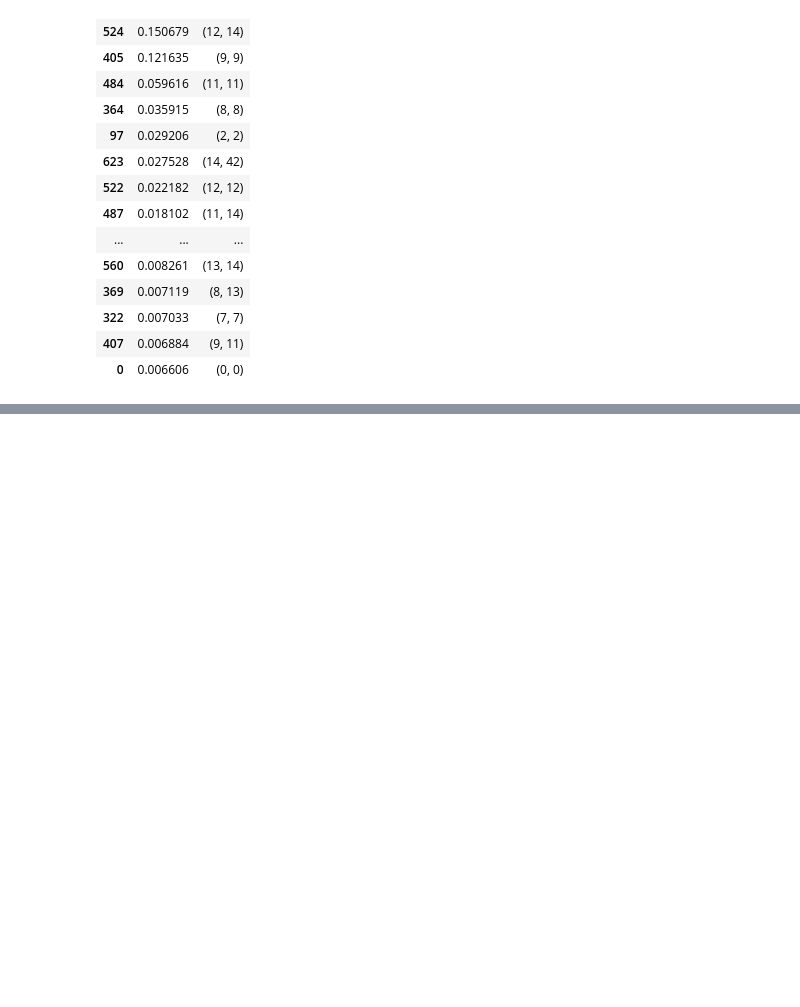
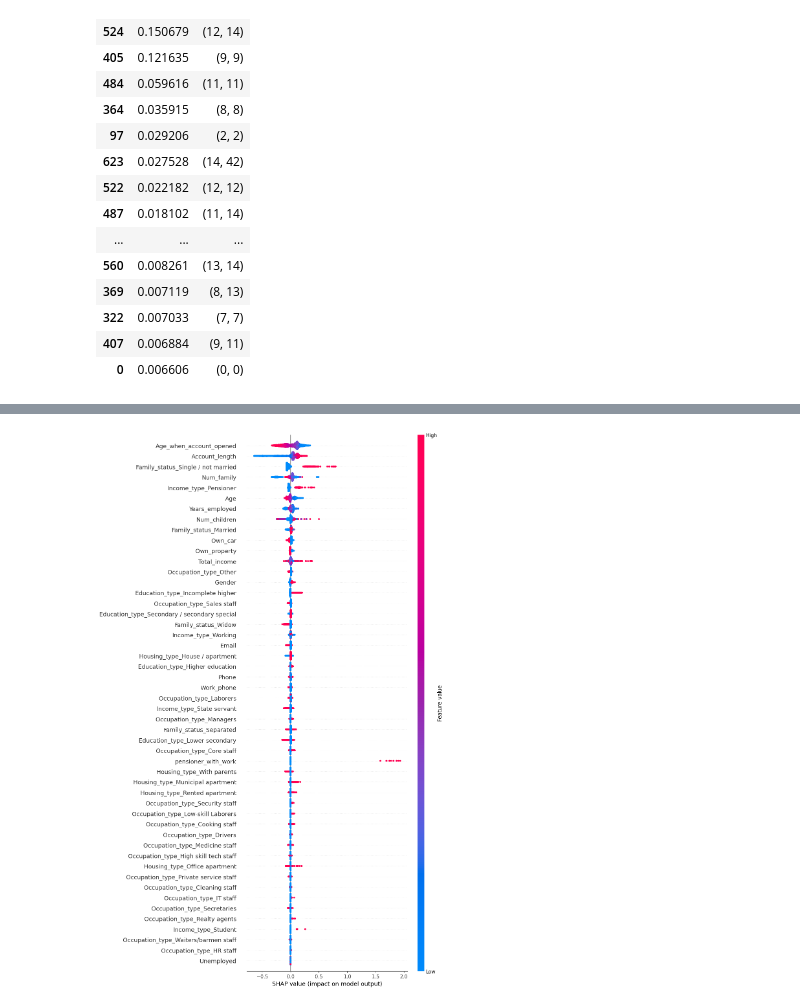
Before and after one commit to NIGHTF1RE/NaturalLanguageProcessing, a Jupyter notebook: One-Shot Notebooks/Credit Card Eligibility/Credit Card Eligibility.ipynb, the cells around one changed output, grey strips where cells are left out. Drawn from its saved outputs; the diff is of its cells as text; code cells hidden in the pictures; blank space fills up the shorter version.

Commit message:
Worked on further feature iteration

```diff
--- a/One-Shot Notebooks/Credit Card Eligibility/Credit Card Eligibility.ipynb
+++ b/One-Shot Notebooks/Credit Card Eligibility/Credit Card Eligibility.ipynb
@@ -485,0 +535,19 @@ With this, we have a much more intricate work around around interactions in our
+# %%
+df['pensioner_with_work'] = ((df['Income_type'] == 'Pensioner') & (df['Years_employed'] > 0)).astype(int)
+# %%
+df2 = pd.get_dummies(df, drop_first=True)
+
+for col in df2.columns:
+    if df2[col].dtype == 'bool':
+        df2[col] = df2[col].astype(int)
+
+X = df2.drop(columns=['ID', 'Target'])
+y = df2[['Target']]
+
+X_train, X_test, y_train, y_test = train_test_split(X, y, test_size=0.2, stratify=y, random_state=42)
+
+clf = cat.CatBoostClassifier(iterations=300, learning_rate=0.01, depth=8, verbose=100, random_state=42)
+
+cv = cross_val_score(clf, X_train, y_train, cv=5, scoring='roc_auc')
+
+print(cv)
@@ -485,0 +572,4 @@ With this, we have a much more intricate work around around interactions in our
+# %%
+clf.fit(X_train, y_train)
+
+clf.get_feature_importance(prettified=True)
@@ -485,0 +598,8 @@ With this, we have a much more intricate work around around interactions in our
+# %%
+explainer2 = shap.Explainer(clf, X_train)
+shap_values2 = explainer2(X_train)
+# %%
+type(shap_values2)
+shap.plots.beeswarm(shap_values2, max_display=50)
+# %% [output]
+[figure, added]
```
Also changed, not shown: parts of 31 cells of this notebook, 9 other files.
